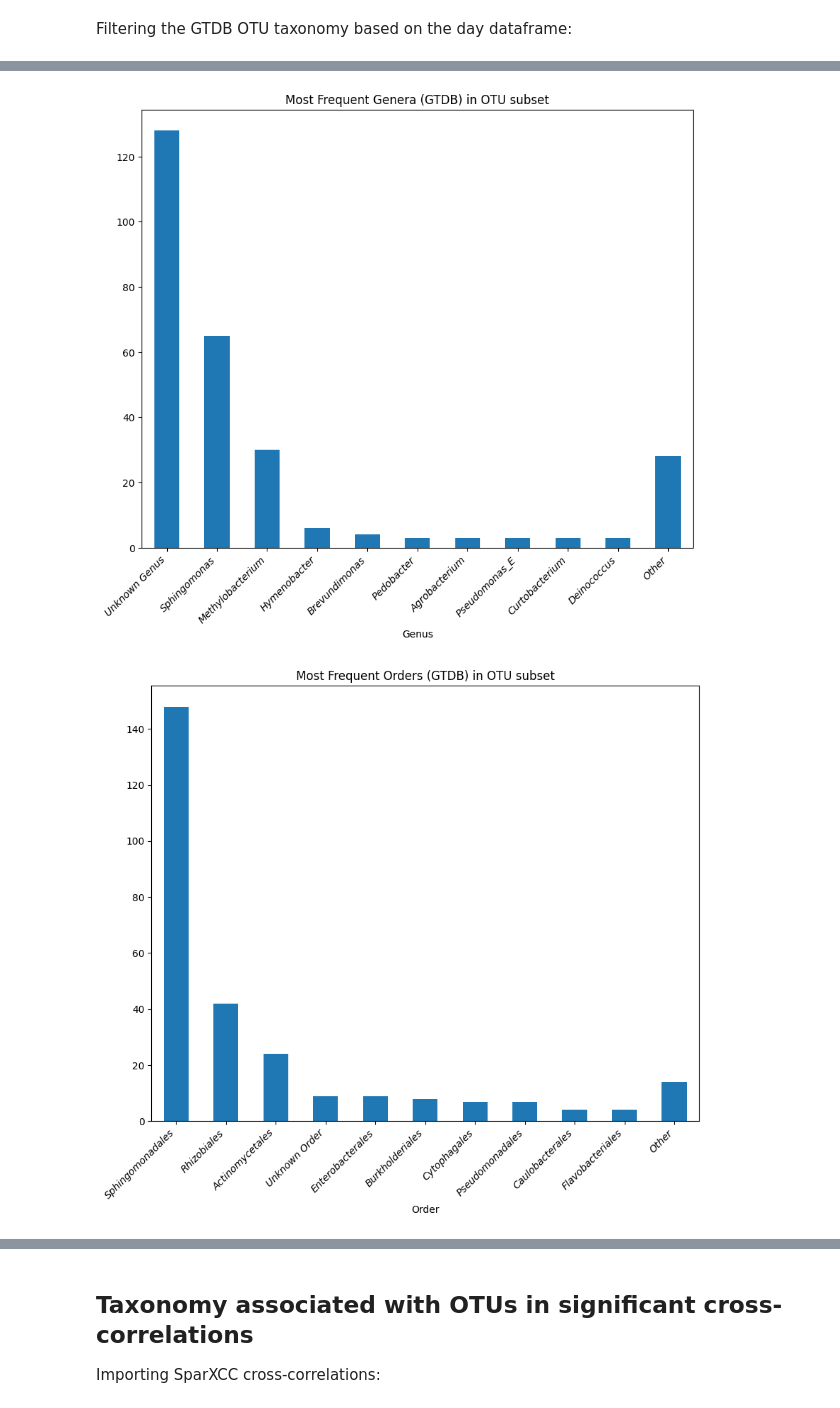
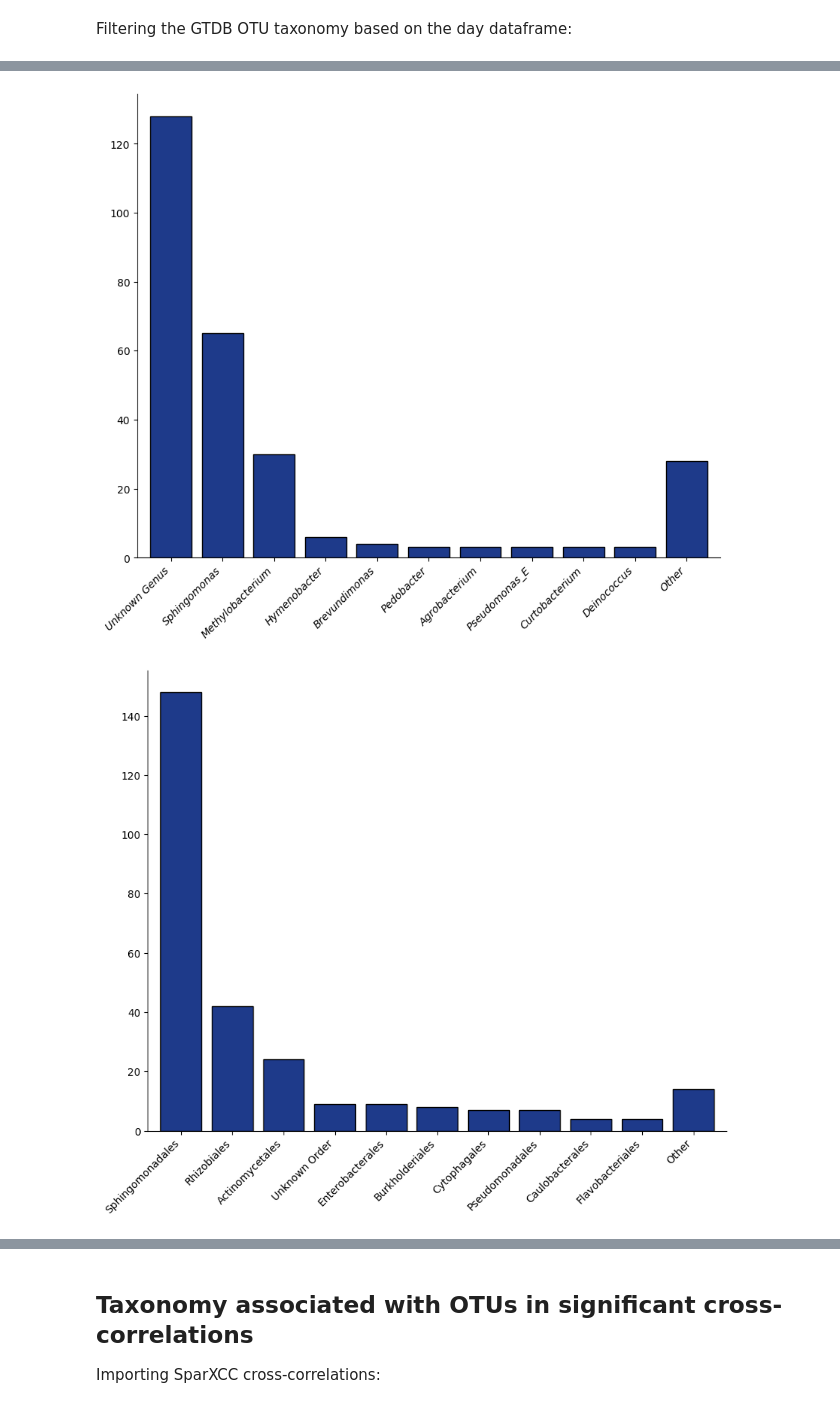
Before and after one commit to labbces/maize_transcriptome_microbiome_diurnal_periods, a Jupyter notebook: microbiome/microbial_taxonomy.ipynb, the cells around one changed output, grey strips where cells are left out. Cells and saved outputs as stored; diff of their text form; code cells hidden in the pictures.

Commit message:
Plotting orders/genera in OTU subset

```diff
--- a/microbiome/microbial_taxonomy.ipynb
+++ b/microbiome/microbial_taxonomy.ipynb
@@ -139,7 +63,7 @@ filtered_dataset.head()
 # %% [markdown]
 Filtering the GTDB OTU taxonomy based on the day dataframe:
 # %%
-filtered_gtdb_taxonomy = gtdb_taxonomy[gtdb_taxonomy['OTU_ID'].isin(filtered_dataset.index)]
+filtered_gtdb_taxonomy = gtdb_taxonomy_copy[gtdb_taxonomy_copy['OTU_ID'].isin(filtered_dataset.index)]
 filtered_gtdb_taxonomy.set_index('OTU_ID', inplace=True)
 filtered_gtdb_taxonomy.head()
 # %% [output]
@@ -203,50 +77,48 @@ See the caveats in the documentation: https://pandas.pydata.org/pandas-docs/stab
 # %%
 import matplotlib.pyplot as plt
 
-# Number of top genera to display
-top_n = 10
-
 # Get the counts of each genus
 genus_counts = filtered_gtdb_taxonomy['Genus'].value_counts()
-
-# Get the top N most frequent genera
-top_genus_counts = genus_counts.head(top_n)
-
+# Get the top 10 most frequent genera
+top_genus_counts = genus_counts.head(10)
 # Group the rest into an "Other" category
-other_count = genus_counts[top_n:].sum()
+other_count = genus_counts[10:].sum()
 top_genus_counts['Other'] = other_count
 
 # Plot the pie chart
 plt.figure(figsize=(10, 8))
-top_genus_counts.plot.bar()
+top_genus_counts.plot.bar(width=0.8, color='#1E3A8A', edgecolor='black')
 plt.ylabel('')
-plt.title('Most Frequent Genera (GTDB) in OTU subset')
+plt.xlabel('')
 plt.xticks(rotation=45, ha='right', fontstyle='italic')
+plt.gca().margins(x=0.01)
+ax = plt.gca()
+ax.spines['right'].set_visible(False)
+ax.spines['top'].set_visible(False)
 plt.show()
 # %% [output]
-[figure, old version]
+[figure, new version]
 # %%
 import matplotlib.pyplot as plt
 
-# Number of top genera to display
-top_n = 10
-
 # Get the counts of each order
 order_counts = filtered_gtdb_taxonomy['Order'].value_counts()
-
-# Get the top N most frequent orders
-top_order_counts = order_counts.head(top_n)
-
+# Get the top 10 most frequent orders
+top_order_counts = order_counts.head(10)
 # Group the rest into an "Other" category
-other_count = order_counts[top_n:].sum()
+other_count = order_counts[10:].sum()
 top_order_counts['Other'] = other_count
 
 # Plot the pie chart
 plt.figure(figsize=(10, 8))
-top_order_counts.plot.bar()
+top_order_counts.plot.bar(width=0.8, color='#1E3A8A', edgecolor='black')
 plt.ylabel('')
-plt.title('Most Frequent Orders (GTDB) in OTU subset')
-plt.xticks(rotation=45, ha='right', fontstyle='italic')
+plt.xlabel('')
+plt.xticks(rotation=45, ha='right')
+plt.gca().margins(x=0.01)
+ax = plt.gca()
+ax.spines['right'].set_visible(False)
+ax.spines['top'].set_visible(False)
 plt.show()
 # %% [output]
-[figure, old version]
+[figure, new version]
```
Also changed, not shown: parts of 11 cells of this notebook.
